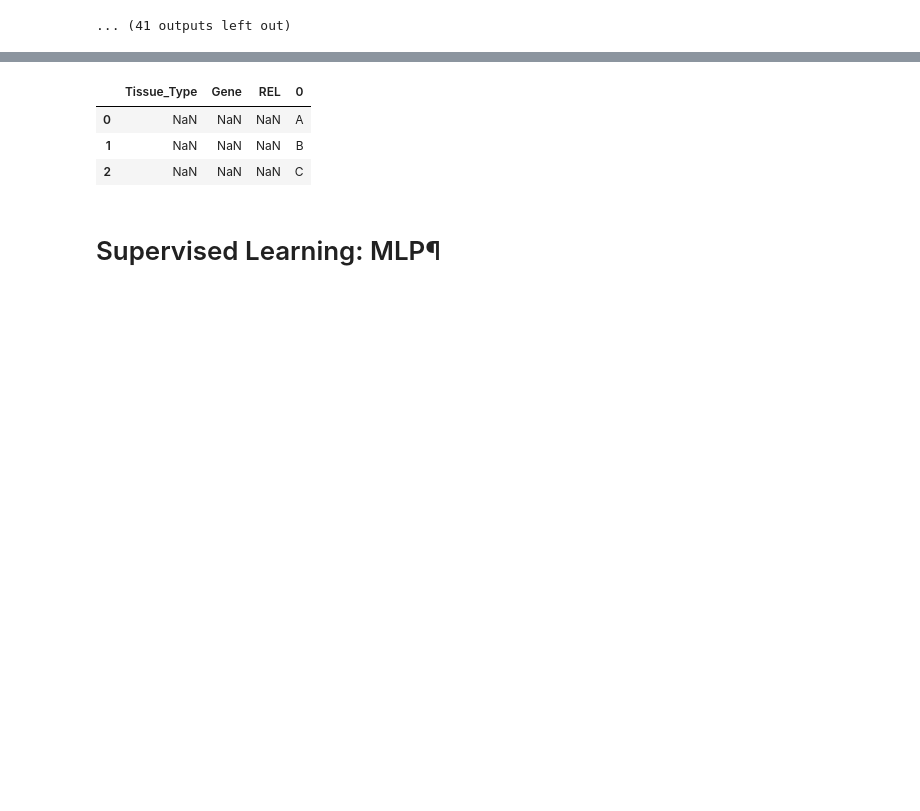
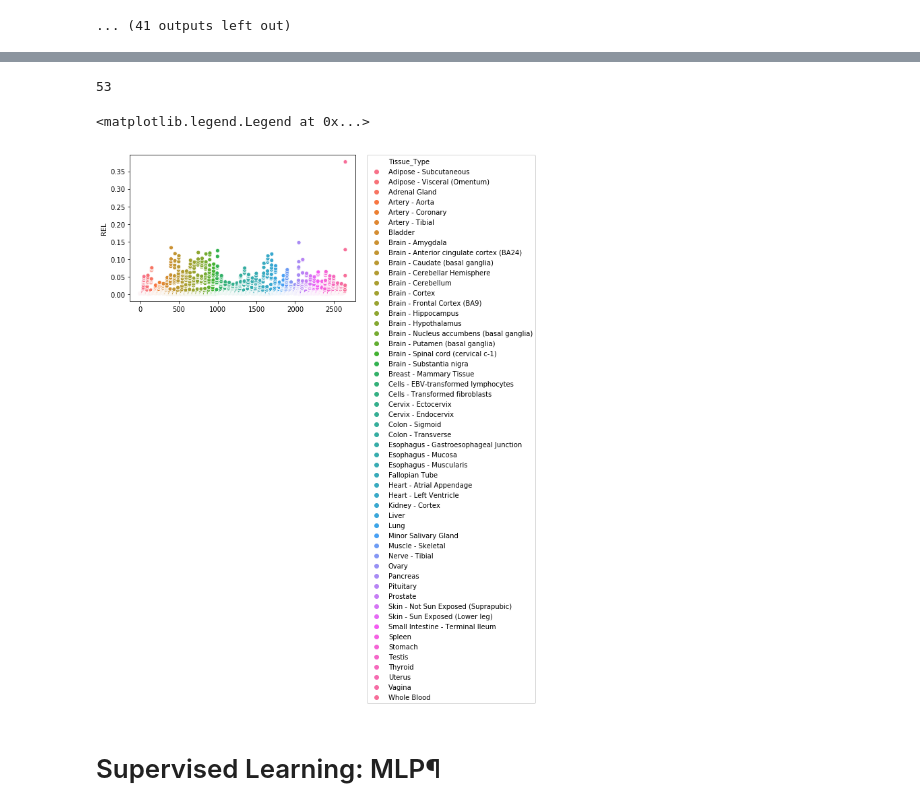
Before and after one commit to csheare/pearlhacks2019, a Jupyter notebook: Big Data and Biology.ipynb, the cells around one changed output, grey strips where cells are left out. Saved outputs shown, nothing was run; the diff lists cells and outputs as text; code cells hidden in the pictures; blank space fills up the shorter version.

```diff
--- a/Big Data and Biology.ipynb
+++ b/Big Data and Biology.ipynb
@@ -95,15 +132,29 @@ for tissue in data.keys():
 ... (41 outputs left out)
 # %%
-# heatmap
 # make a scatter plot with all the data(top 50 genes)
 # need to readjust the tissue max
 # make hue for the tissue types
+# pie chart
+maxs = [ np.amax(d) for d in data.values() ]
+overall_max = max(maxs)
+overall_max
+# %% [output]
+53
-# %%
-df = pd.DataFrame(columns = ['Tissue_Type','Gene', 'REL'])
-df.append({'Tissue_Type':'A','Gene':'B','REL':'C'}["A","B","C"]
-df
-# %% [output]
-|  | Tissue_Type | Gene | REL | 0 |
-| 0 | NaN | NaN | NaN | A |
-| 1 | NaN | NaN | NaN | B |
-| 2 | NaN | NaN | NaN | C |
+# %%
+df = pd.DataFrame(columns = ['Tissue_Type', 'REL'])
+df
+
+for tissue in data.keys():
+    rna_expression = []
+    tissue_max = np.amax(data[tissue])
+    for sample in data[tissue]:
+        rna_expression.append(np.mean(sample)/overall_max)
+    length = len(sorted(rna_expression))
+    for rel in sorted(rna_expression)[length-50: length]:
+        df = df.append({'Tissue_Type':tissue,'REL': rel}, ignore_index=True)
+# %%
+g = sns.scatterplot( x=df.index, y = "REL" ,hue="Tissue_Type",data=df)
+plt.legend(bbox_to_anchor=(1.05, 1), loc=2, borderaxespad=0.)
+# %% [output]
+<matplotlib.legend.Legend at 0x...>
+[figure, added]
```
Also changed, not shown: parts of 11 cells of this notebook.
